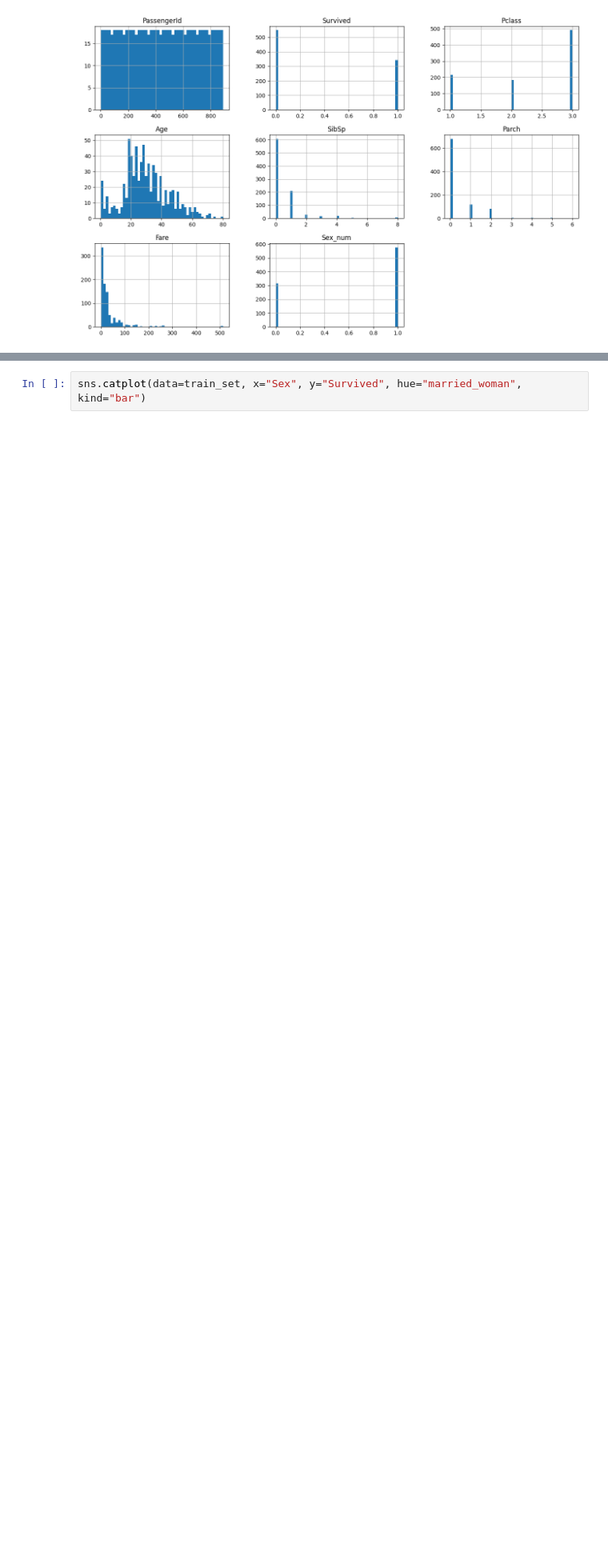
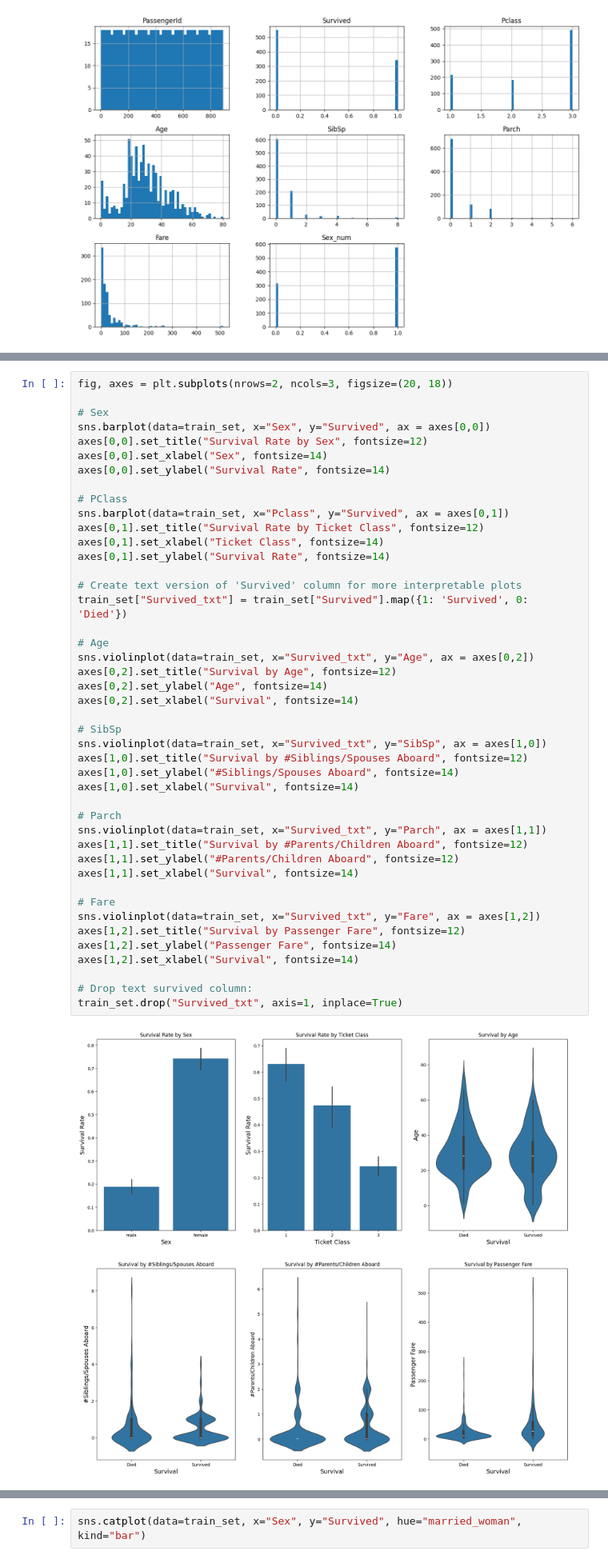
Before and after one commit to AbigailDerton/titanic-ml, a Jupyter notebook: Titanic_Survival_Kaggle.ipynb, the cells around one changed output, grey strips where cells are left out. Shown: that part at 80% size. Saved outputs shown, nothing was run; the diff lists cells and outputs as text; blank space fills up the shorter version.

```diff
--- a/Titanic_Survival_Kaggle.ipynb
+++ b/Titanic_Survival_Kaggle.ipynb
@@ -163,0 +119,46 @@ Sex is clearly an important indicator of survival. What about married status? We
+# %%
+fig, axes = plt.subplots(nrows=2, ncols=3, figsize=(20, 18))
+
+# Sex
+sns.barplot(data=train_set, x="Sex", y="Survived", ax = axes[0,0])
+axes[0,0].set_title("Survival Rate by Sex", fontsize=12)
+axes[0,0].set_xlabel("Sex", fontsize=14)
+axes[0,0].set_ylabel("Survival Rate", fontsize=14)
+
+# PClass
+sns.barplot(data=train_set, x="Pclass", y="Survived", ax = axes[0,1])
+axes[0,1].set_title("Survival Rate by Ticket Class", fontsize=12)
+axes[0,1].set_xlabel("Ticket Class", fontsize=14)
+axes[0,1].set_ylabel("Survival Rate", fontsize=14)
+
+# Create text version of 'Survived' column for more interpretable plots
+train_set["Survived_txt"] = train_set["Survived"].map({1: 'Survived', 0: 'Died'})
+
+# Age
+sns.violinplot(data=train_set, x="Survived_txt", y="Age", ax = axes[0,2])
+axes[0,2].set_title("Survival by Age", fontsize=12)
+axes[0,2].set_ylabel("Age", fontsize=14)
+axes[0,2].set_xlabel("Survival", fontsize=14)
+
+# SibSp
+sns.violinplot(data=train_set, x="Survived_txt", y="SibSp", ax = axes[1,0])
+axes[1,0].set_title("Survival by #Siblings/Spouses Aboard", fontsize=12)
+axes[1,0].set_ylabel("#Siblings/Spouses Aboard", fontsize=14)
+axes[1,0].set_xlabel("Survival", fontsize=14)
+
+# Parch
+sns.violinplot(data=train_set, x="Survived_txt", y="Parch", ax = axes[1,1])
+axes[1,1].set_title("Survival by #Parents/Children Aboard", fontsize=12)
+axes[1,1].set_ylabel("#Parents/Children Aboard", fontsize=12)
+axes[1,1].set_xlabel("Survival", fontsize=14)
+
+# Fare
+sns.violinplot(data=train_set, x="Survived_txt", y="Fare", ax = axes[1,2])
+axes[1,2].set_title("Survival by Passenger Fare", fontsize=12)
+axes[1,2].set_ylabel("Passenger Fare", fontsize=14)
+axes[1,2].set_xlabel("Survival", fontsize=14)
+
+# Drop text survived column:
+train_set.drop("Survived_txt", axis=1, inplace=True)
+# %% [output]
+[figure, added]
```
Also changed, not shown: parts of 45 cells of this notebook.
